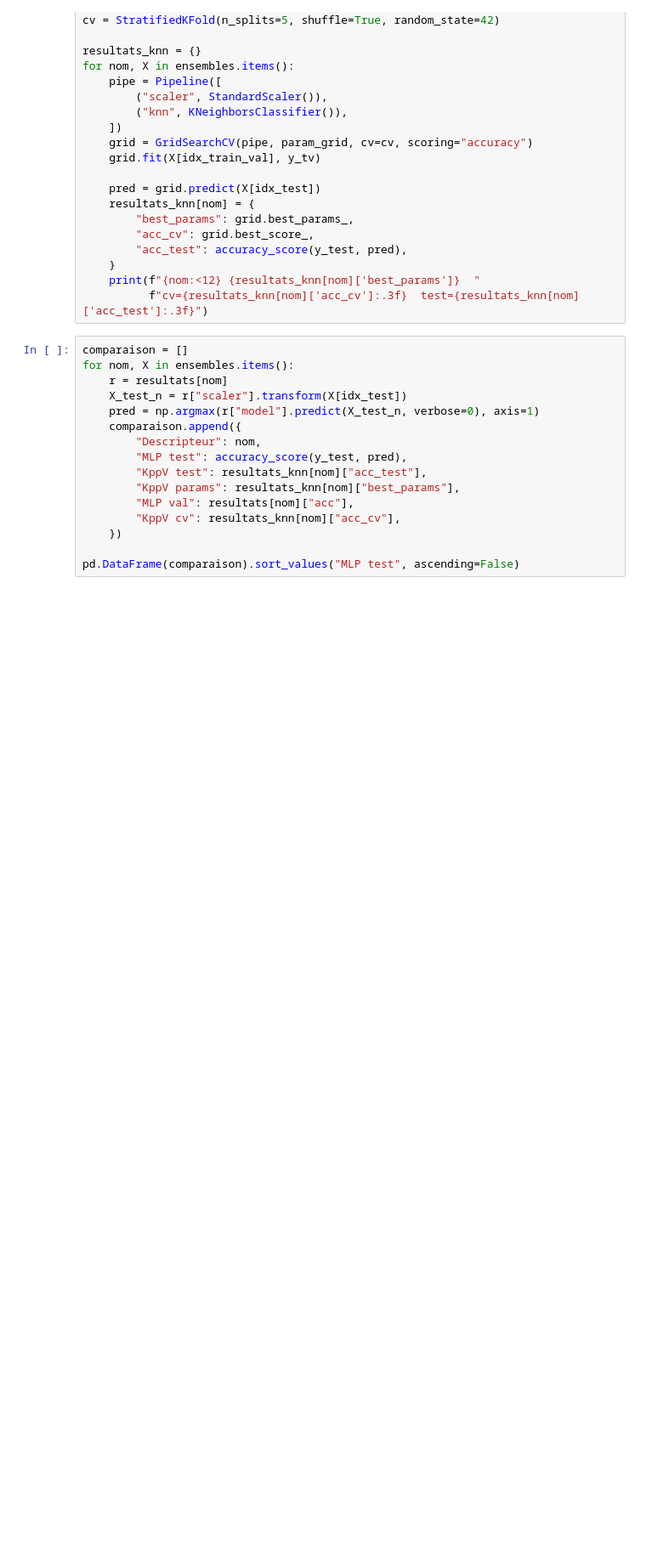
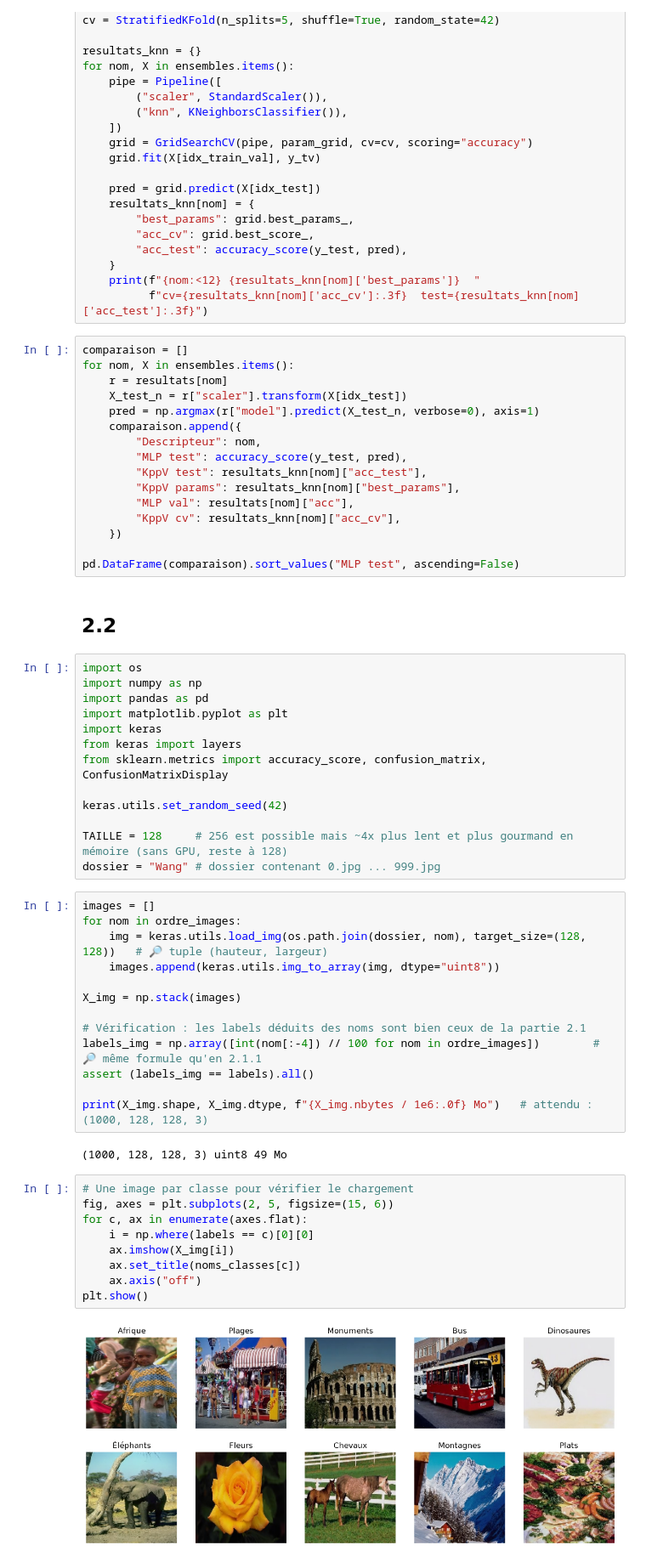
Before and after one commit to Maxtrxn/ml, a Jupyter notebook: tp2/tp2_pt2.ipynb, the cells around one changed output. Shown at 85% size. Saved outputs shown, nothing was run; the diff lists cells and outputs as text; blank space fills up the shorter version.

```diff
--- a/tp2/tp2_pt2.ipynb
+++ b/tp2/tp2_pt2.ipynb
@@ -380,3 +380,44 @@ for nom, X in ensembles.items():
     })
 
 pd.DataFrame(comparaison).sort_values("MLP test", ascending=False)
+# %% [markdown]
+## 2.2
+# %%
+import os
+import numpy as np
+import pandas as pd
+import matplotlib.pyplot as plt
+import keras
+from keras import layers
+from sklearn.metrics import accuracy_score, confusion_matrix, ConfusionMatrixDisplay
+
+keras.utils.set_random_seed(42)
+
+TAILLE = 128     # 256 est possible mais ~4x plus lent et plus gourmand en mémoire (sans GPU, reste à 128)
+dossier = "Wang" # dossier contenant 0.jpg ... 999.jpg
+# %%
+images = []
+for nom in ordre_images:
+    img = keras.utils.load_img(os.path.join(dossier, nom), target_size=(128, 128))   # 🔎 tuple (hauteur, largeur)
+    images.append(keras.utils.img_to_array(img, dtype="uint8"))
+
+X_img = np.stack(images)
+
+# Vérification : les labels déduits des noms sont bien ceux de la partie 2.1
+labels_img = np.array([int(nom[:-4]) // 100 for nom in ordre_images])        # 🔎 même formule qu'en 2.1.1
+assert (labels_img == labels).all()
+
+print(X_img.shape, X_img.dtype, f"{X_img.nbytes / 1e6:.0f} Mo")   # attendu : (1000, 128, 128, 3)
+# %% [output]
+(1000, 128, 128, 3) uint8 49 Mo
+# %%
+# Une image par classe pour vérifier le chargement
+fig, axes = plt.subplots(2, 5, figsize=(15, 6))
+for c, ax in enumerate(axes.flat):
+    i = np.where(labels == c)[0][0]
+    ax.imshow(X_img[i])
+    ax.set_title(noms_classes[c])
+    ax.axis("off")
+plt.show()
+# %% [output]
+[figure, added]
```
Also changed, not shown: parts of 16 cells of this notebook, 1 other file.
